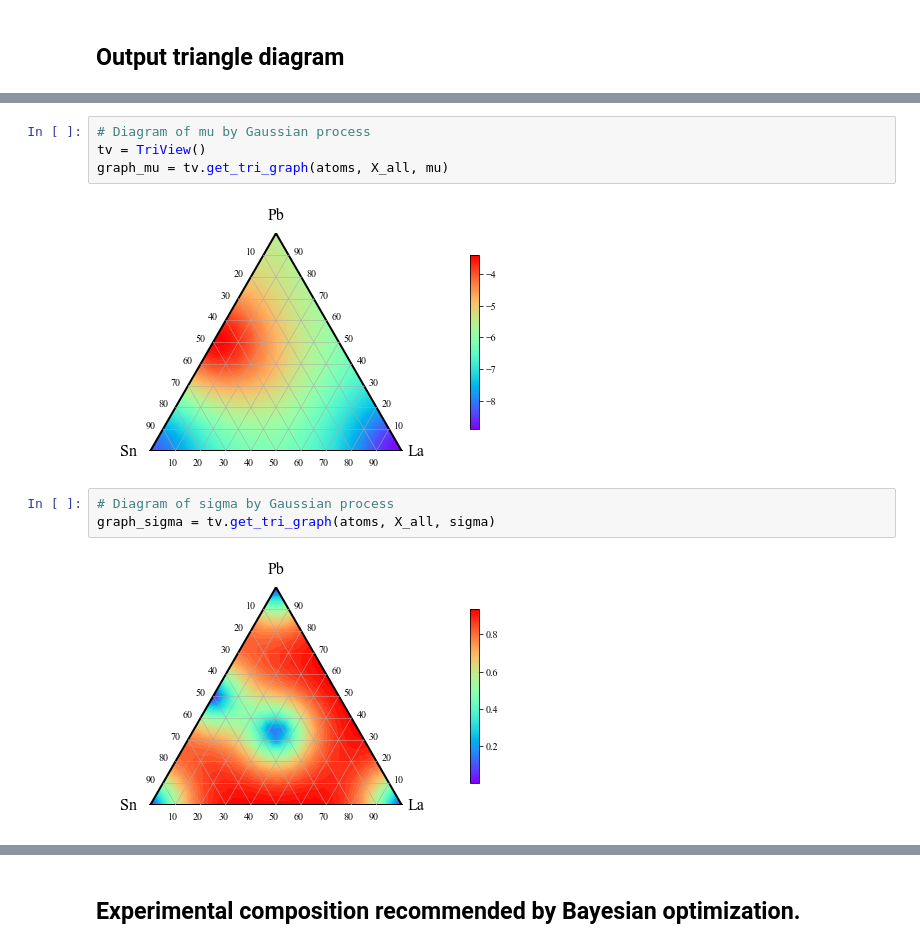
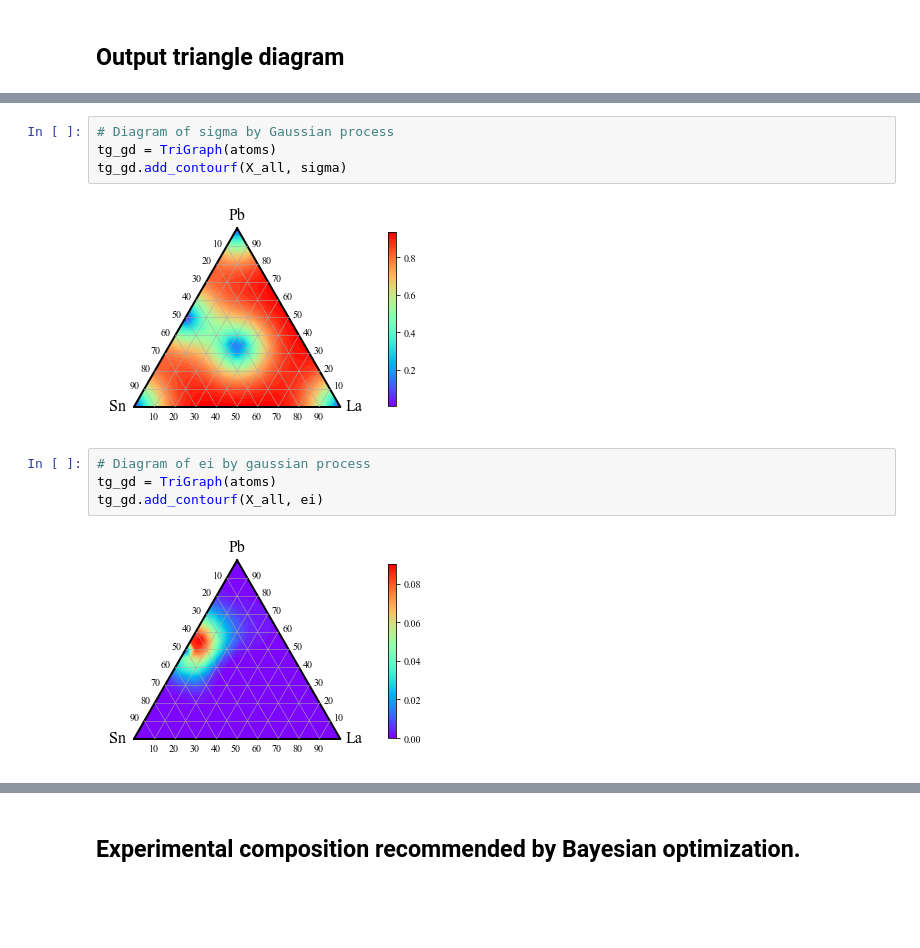
Before and after one commit to Ottomossei/mi, a Jupyter notebook: example/bayes.ipynb, the cells around one changed output, grey strips where cells are left out. Drawn from its saved outputs; the diff is of its cells as text; blank space fills up the shorter version.

```diff
--- a/example/bayes.ipynb
+++ b/example/bayes.ipynb
@@ -31,11 +45,12 @@ mu, sigma, ei = bo.get_info()
 # %%
-# Diagram of mu by Gaussian process
-tv = TriView()
-graph_mu = tv.get_tri_graph(atoms, X_all, mu)
+# Diagram of sigma by Gaussian process
+tg_gd = TriGraph(atoms)
+tg_gd.add_contourf(X_all, sigma)
 # %% [output]
-[figure, old version]
+[figure, new version]
 # %%
-# Diagram of sigma by Gaussian process
-graph_sigma = tv.get_tri_graph(atoms, X_all, sigma)
+# Diagram of ei by gaussian process
+tg_gd = TriGraph(atoms)
+tg_gd.add_contourf(X_all, ei)
 # %% [output]
-[figure, old version]
+[figure, new version]
```
Also changed, not shown: parts of 8 cells of this notebook, 3 other files.
